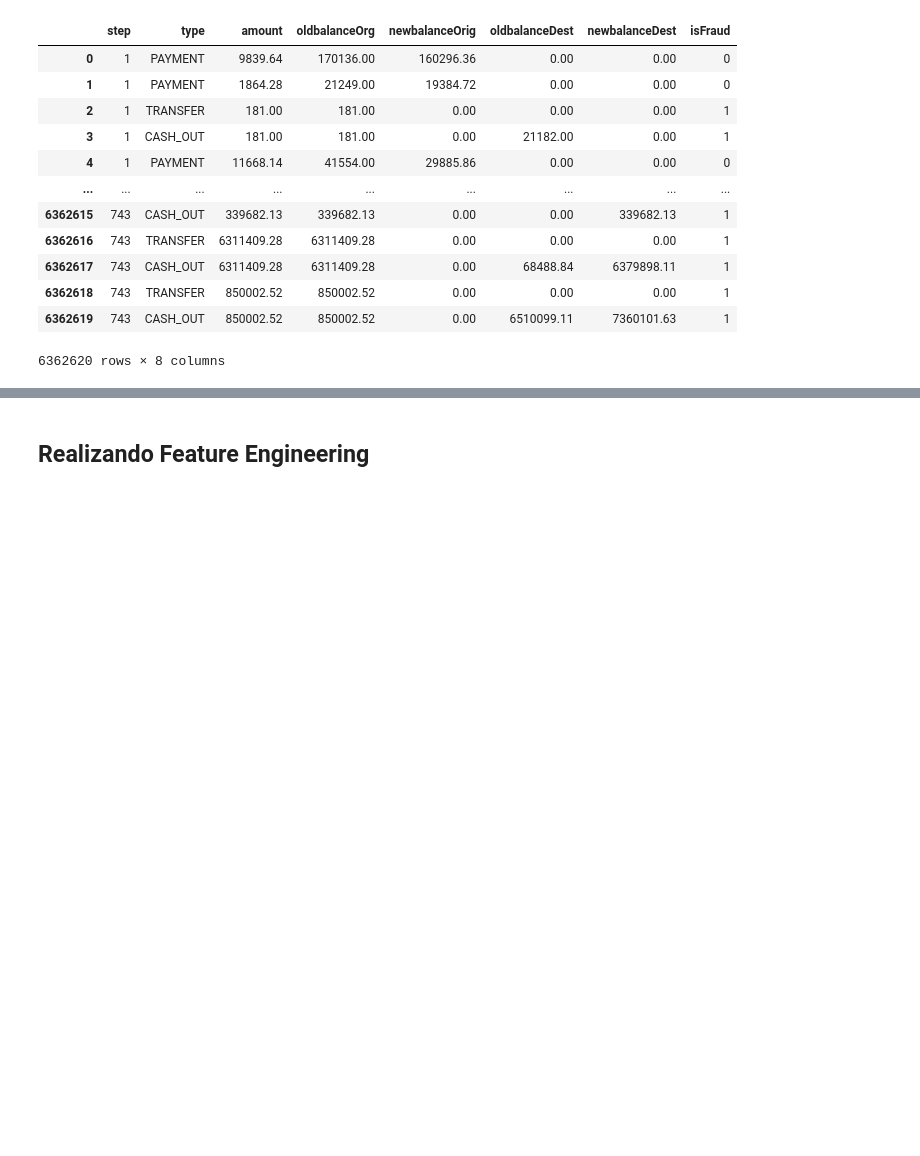
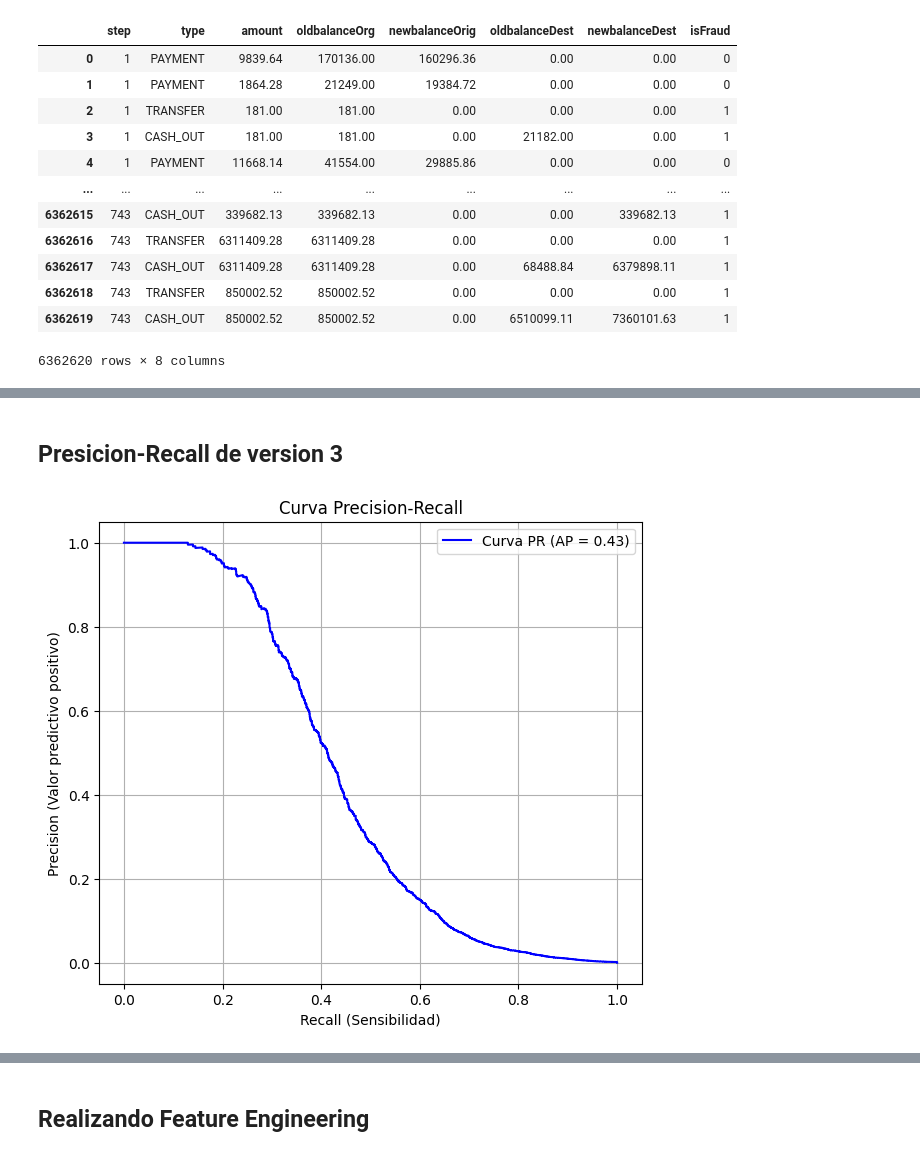
Before and after one commit to haguerrero/proyecto_fraudes, a Jupyter notebook: proyecto_transacciones_fraudulentas_hugo.ipynb, the cells around one changed output, grey strips where cells are left out. Saved outputs shown, nothing was run; the diff lists cells and outputs as text; code cells hidden in the pictures; blank space fills up the shorter version.

Commit message:
Modelo exportado, código mas pulido, variables independizadas

```diff
--- a/proyecto_transacciones_fraudulentas_hugo.ipynb
+++ b/proyecto_transacciones_fraudulentas_hugo.ipynb
@@ -533,5 +553,5 @@ Elimino únicamente los feature
 - newbalanceOrig
 - newbalanceDest
 # %%
-# Eliminamos newbalanceOrig y newbalanceDest y lo hacemos desde el último DF pulido.
-df_NoNewBalance = df_noName_type_splited.drop(columns=['newbalanceOrig', 'newbalanceDest'])
+# Eliminamos newbalanceOrig y newbalanceDest.
+df_v2 = df_noName_type_splited.drop(columns=['newbalanceOrig', 'newbalanceDest'])
@@ -671,0 +756,20 @@ plt.show()
+# %% [markdown]
+## Presicion-Recall de version 3
+# %%
+# Calculo de precision, recall y umbrales
+precision_v3, recall_v3, thresholds_v3 = precision_recall_curve(y_test_v3, y_proba_v3)
+
+# Promedio ponderado de precisión
+ap_v3 = average_precision_score(y_test_v3, y_proba_v3)
+
+# Graficar
+plt.figure(figsize=(7, 6))
+plt.plot(recall_v3, precision_v3, color='b', label=f'Curva PR (AP = {ap_v3:.2f})')
+plt.xlabel('Recall (Sensibilidad)')
+plt.ylabel('Precision (Valor predictivo positivo)')
+plt.title('Curva Precision-Recall')
+plt.legend()
+plt.grid(True)
+plt.show()
+# %% [output]
+[figure, added]
```
Also changed, not shown: parts of 57 cells of this notebook.
